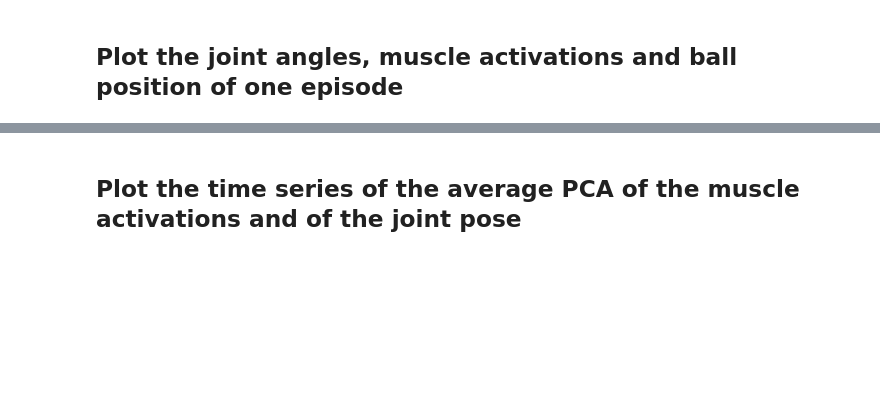
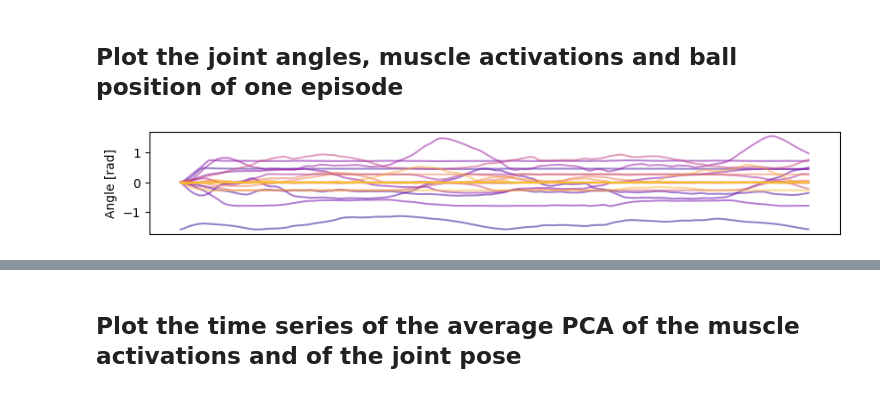
Before and after one commit to amathislab/MyoChallengeAnalysis, a Jupyter notebook: src/fig_2.ipynb, the cells around one changed output, grey strips where cells are left out. Cells and saved outputs as stored; diff of their text form; code cells hidden in the pictures; blank space fills up the shorter version.

Commit message:
fix data and figure path issues

```diff
--- a/src/fig_2.ipynb
+++ b/src/fig_2.ipynb
@@ -13,7 +15,7 @@ from sklearn.preprocessing import MinMaxScaler
 # %% [markdown]
 ## Load the dataset Baoding-SV
 # %%
-baoding_df = pd.read_hdf(os.path.join(ROOT_DIR, "data", "datasets", "baoding_sv_no_activity.h5"))
+baoding_df = pd.read_hdf(os.path.join(ROOT_DIR, "data", "datasets", "rollouts", "baoding_sv_no_activity.h5"))
 # %% [markdown]
 ## Plot the joint angles, muscle activations and ball position of one episode
 # %%
@@ -38,19 +40,27 @@ ball2_rel_pos = ball2_pos - target2_center
 ball1_angle = np.arctan2(ball1_rel_pos[:, 1], ball1_rel_pos[:, 0]) / np.pi * 180
 ball2_angle = np.arctan2(ball2_rel_pos[:, 1], ball2_rel_pos[:, 0]) / np.pi * 180
 muscle_act = np.vstack(episode_df.muscle_act)
+# %%
+# make figure directory if it does not already exist
+out_path = os.path.join(ROOT_DIR, "data", "figures", "fig_2")
+os.makedirs(out_path, exist_ok=True)
 # %%
 # Plot the joint angles
 cmap = get_cmap("plasma")
 fig, ax = plt.subplots(figsize=(10, 1.5))
 
 for joint_idx, joint_pose in enumerate(joint_pos.T):
     color = cmap((joint_idx + 1) / (joint_pos.shape[1] + 2))
     ax.plot(joint_pose, color=color, alpha=0.5)
 
 ax.xaxis.set_ticks([])
 ax.set_ylabel("Angle [rad]")
-plt.savefig(os.path.join(ROOT_DIR, "data", "figures", "fig_2", f"joint_pos_episode_{episode_id}.png"), format="png", dpi=800, bbox_inches="tight")
+
+out_name = f"joint_pos_episode_{episode_id}.png"
+plt.savefig(os.path.join(out_path, out_name), format="png", dpi=800, bbox_inches="tight")
 fig.show()
+# %% [output]
+[figure, added]
 # %%
 # Plot the muscle activations
 cmap = get_cmap("plasma")
```
Also changed, not shown: parts of 5 cells of this notebook, 5 other files.
